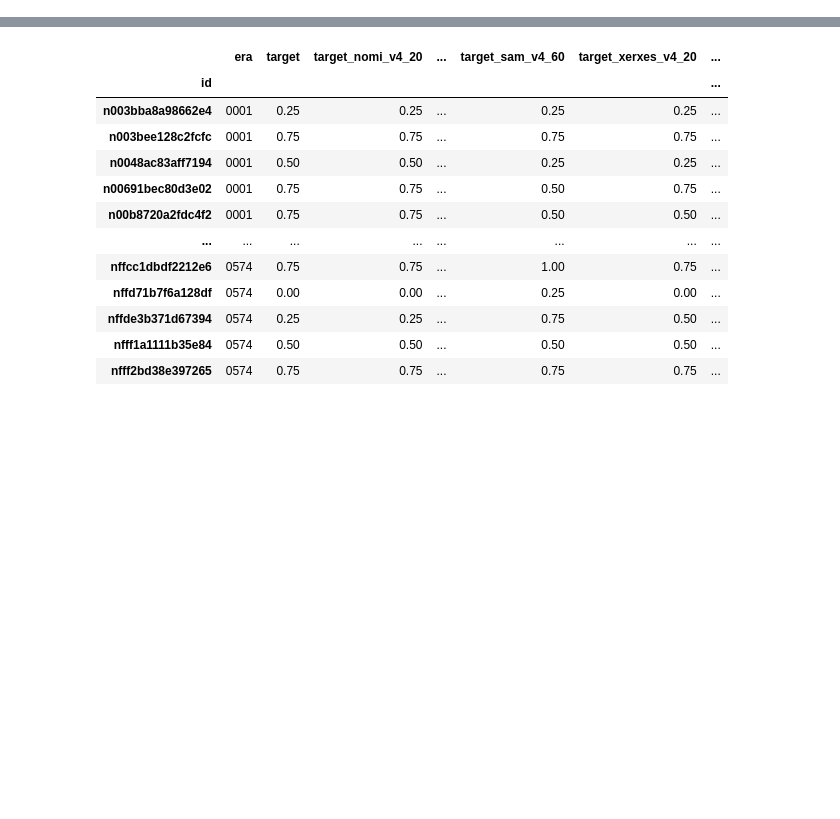
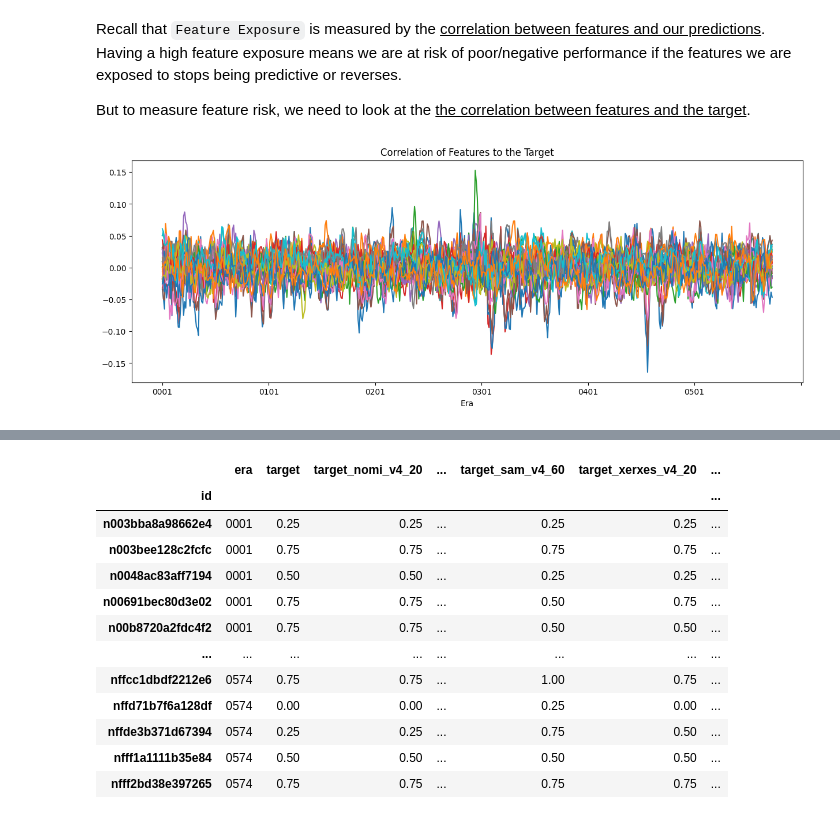
Before and after one commit to numerai/hello-numerai, a Jupyter notebook: advanced_concepts.ipynb, the cells around one changed output, grey strips where cells are left out. Drawn from its saved outputs; the diff is of its cells as text; code cells hidden in the pictures; blank space fills up the shorter version.

```diff
--- a/advanced_concepts.ipynb
+++ b/advanced_concepts.ipynb
@@ -26,0 +37,16 @@ napi.download_dataset("v4.1/features.json");
+# %% [markdown]
+Recall that `Feature Exposure` is measured by the <ins>correlation between features and our predictions</ins>. Having a high feature exposure means we are at risk of poor/negative performance if the features we are exposed to stops being predictive or reverses.
+
+But to measure feature risk, we need to look at the <ins>the correlation between features and the target</ins>.
+# %%
+import numpy as np
+
+# Compute the per-era correlation to the target for each feature
+feature_correlations_with_target = pd.DataFrame(index=training_data.era.unique())
+for feature_name in feature_cols:
+    feature_correlations_with_target[feature_name] = training_data.groupby("era").apply(lambda d: np.corrcoef(d[feature_name], d["target"])[0,1])
+# %%
+# Plot the per-era correlation
+feature_correlations_with_target.plot(figsize=(15, 5), title="Correlation of Features to the Target", legend=False, xlabel="Era");
+# %% [output]
+[figure, added]
```
Also changed, not shown: parts of 17 cells of this notebook, 4 other files.
